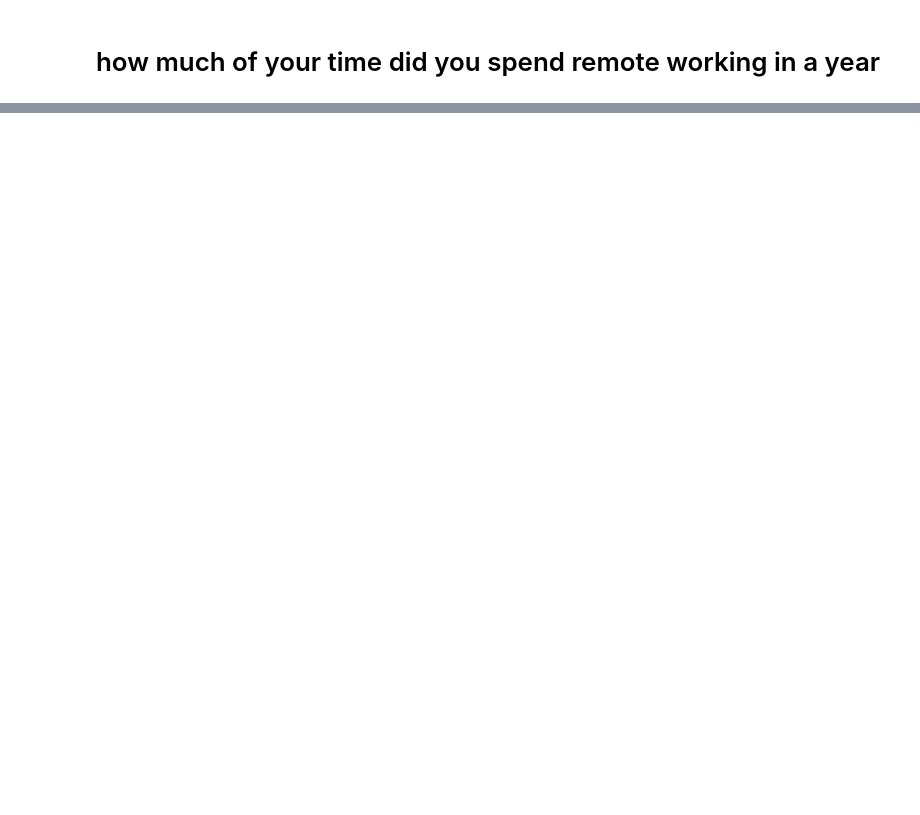
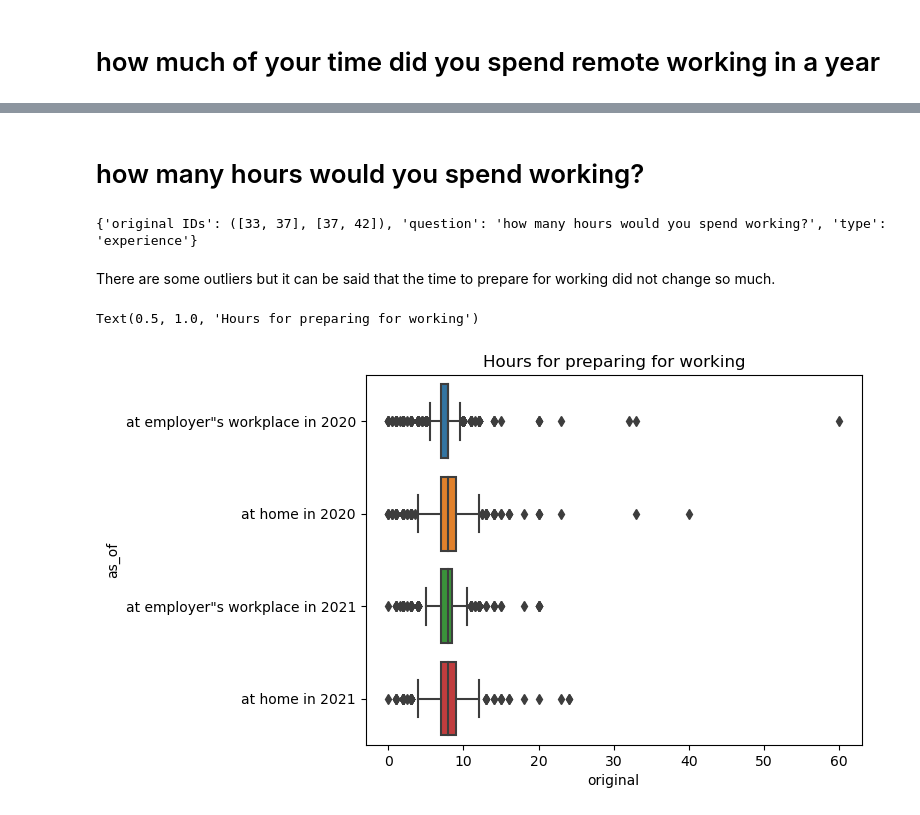
Before and after one commit to ry00iimura/MSDS_DSC672, a Jupyter notebook: EDA.ipynb, the cells around one changed output, grey strips where cells are left out. Drawn from its saved outputs; the diff is of its cells as text; code cells hidden in the pictures; blank space fills up the shorter version.

```diff
--- a/EDA.ipynb
+++ b/EDA.ipynb
@@ -426,6 +426,8 @@ class Q:
         self.q_text = self.q_info['question']
         self.q_type = self.q_info['type']
         print(self.q_info)
+
+        return self.q_info
 
     def get_questions(self):
 
@@ -458,6 +460,33 @@ class Q:
         new_df = unstacked.reset_index()
         renamed_new_df = new_df.rename(columns = {'level_0':'as_of',0:'original'})
         return renamed_new_df.set_index(self.id)
+
+    @staticmethod
+    def extract_percentages(responses):
+        '''
+        Define a function to extract percentages or specific phrases from the list
+        '''
+        extracted_responses = []
+
+        for response in responses:
+            if "%" in response:  # Check if the response contains a percentage
+                # Extract only the numerical part and the % symbol
+                extracted_part = ''.join([char for char in response if char.isdigit() or char == '%'])
+                extracted_responses.append(extracted_part)
+            else:
+                # If no percentage is mentioned, add the whole response
+                if 'rarely or never' in response.lower():
+                    extracted_responses.append('0%')
+                else:
+                    extracted_responses.append(response.strip())
+        return extracted_responses
+
+    @staticmethod
+    def insert_replace_value(df,col,original_text,new_text,new_col):
+        df_copied = df.copy()
+        new_values = df_copied [col].replace(dict(zip(original_text,new_text))).values
+        df_copied .insert(df_copied .shape[1],new_col,new_values)
+        return df_copied
 # %% [markdown]
 # Experiences
 # %%
@@ -507,0 +545,18 @@ sns.countplot(new_target_df.query('as_of == "post-covid-anticipation-in-2020"'),
+# %% [markdown]
+# how many hours would you spend working?
+# %%
+q_info = q.get_q_info(25)
+question_list = q.get_questions()
+result_list = q.get_result(question_list)
+# %% [output]
+{'original IDs': ([33, 37], [37, 42]), 'question': 'how many hours would you spend working?', 'type': 'experience'}
+# %%
+experience_q25 = pd.concat([q.unstack_df(result_list[0],['at employer"s workplace in 2020','at home in 2020']),q.unstack_df(result_list[1],['at employer"s workplace in 2021','at home in 2021'])])
+# %% [markdown]
+There are some outliers but it can be said that the time to prepare for working did not change so much.
+# %%
+sns.boxplot(experience_q25,y = 'as_of', x = 'original')
+plt.title('Hours for preparing for working')
+# %% [output]
+Text(0.5, 1.0, 'Hours for preparing for working')
+[figure, added]
```
Also changed, not shown: parts of 15 cells of this notebook.
